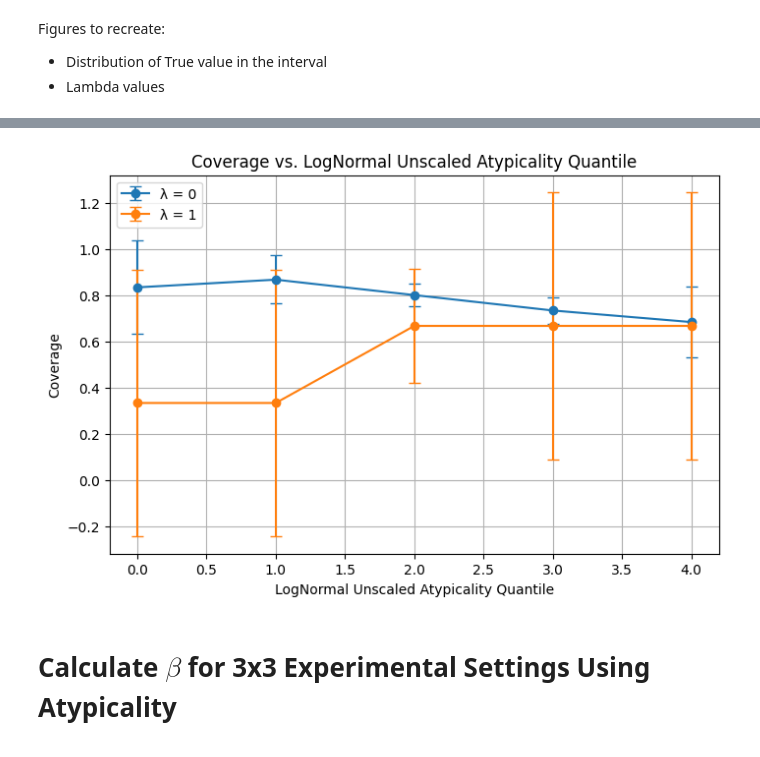
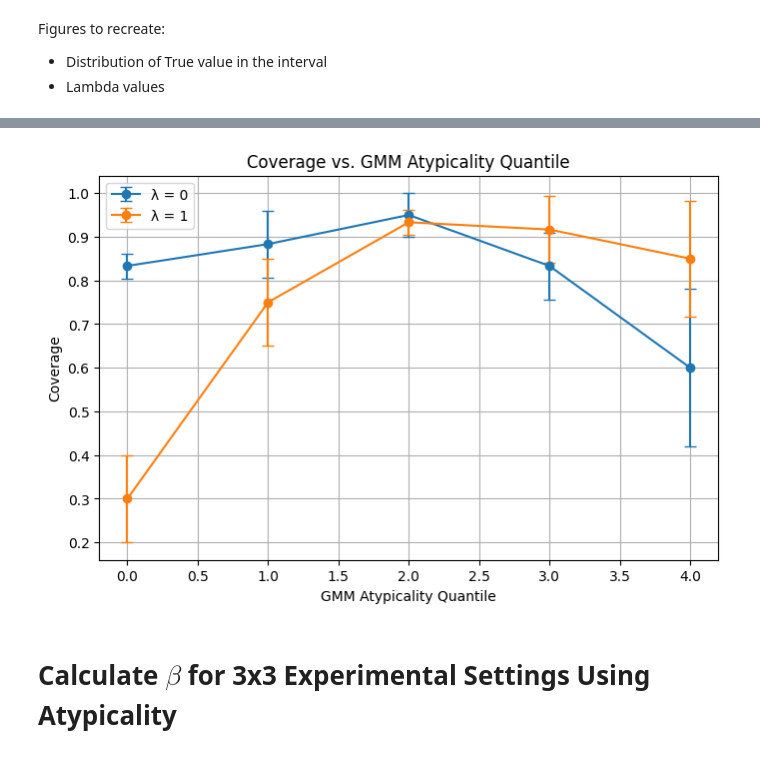
Before and after one commit to audtree/extending-atypicality, a Jupyter notebook: notebooks/proof-of-concept.ipynb, the cells around one changed output, grey strips where cells are left out. Cells and saved outputs as stored; diff of their text form; code cells hidden in the pictures.

```diff
--- a/notebooks/proof-of-concept.ipynb
+++ b/notebooks/proof-of-concept.ipynb
@@ -41,13 +53,13 @@ NameError: name 'scipy' is not defined
 # %%
-# Plot result for a specific score
+# Plot result for a specific atypicality score
 plot_coverage_across_atypicality_quantile(df=coverage_by_quantile_lambda,
-                                          atypicality_score = "lognormal_score",
-                                          atypicality_score_title="LogNormal",
+                                          atypicality_score = "gmm_score",
+                                          atypicality_score_title="GMM",
                                           ylim_bottom=None,
                                           ylim_top=None,
                                           save=True)
 # %% [output]
-[figure, old version]
+[figure, new version]
 # %% [markdown]
 # Calculate $\beta$ for 3x3 Experimental Settings Using Atypicality
 # %%
```
Also changed, not shown: parts of 4 cells of this notebook, 6 other files.
